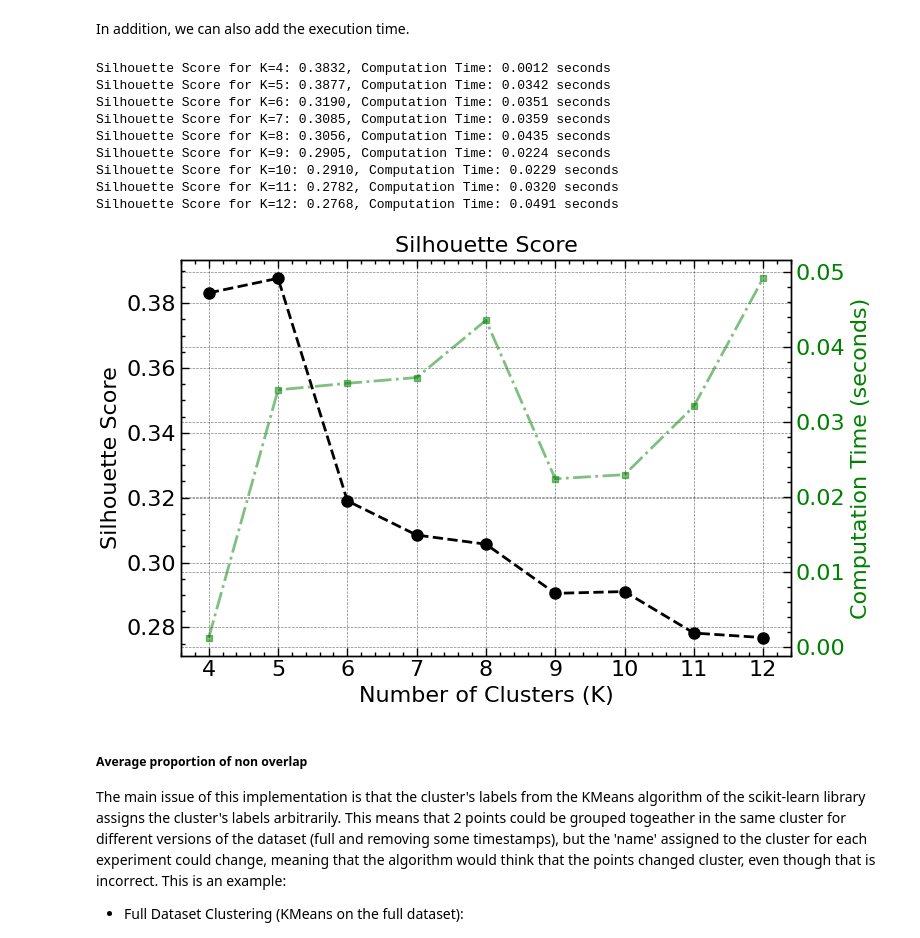
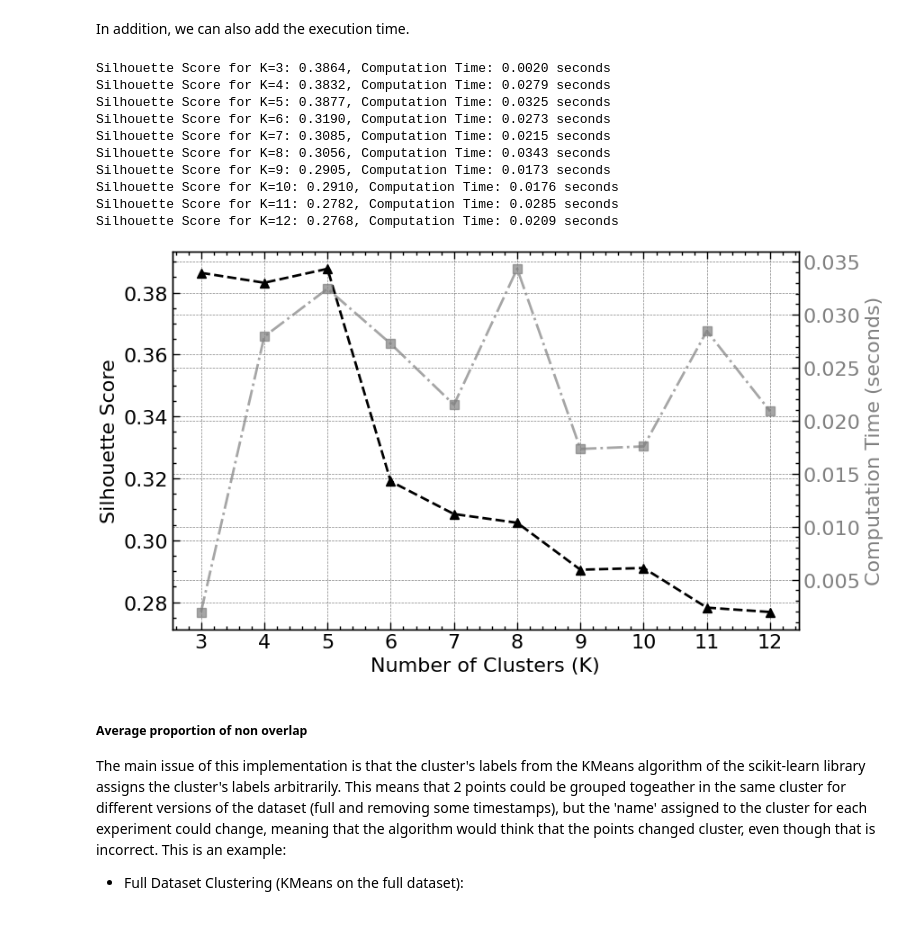
Before and after one commit to MarioPasc/complearn_projects, a Jupyter notebook: Clustering/code/k_means_clustering_sporulaton.ipynb, the cells around one changed output. Drawn from its saved outputs; the diff is of its cells as text; code cells hidden in the pictures.

```diff
--- a/Clustering/code/k_means_clustering_sporulaton.ipynb
+++ b/Clustering/code/k_means_clustering_sporulaton.ipynb
@@ -258,11 +279,11 @@ def normalize_data_and_plot(data: pd.DataFrame, columns_to_normalize: list, meth
 
     # Plotting pre- and post-normalization data
     fig, axes = plt.subplots(nrows=3, ncols=len(columns_to_normalize), figsize=(4 * len(columns_to_normalize), 10))
-    fig.suptitle("Pre- and Post-Normalization Comparison", fontsize=16)
+    #fig.suptitle("Pre- and Post-Normalization Comparison", fontsize=16)
 
     for i, column in enumerate(columns_to_normalize):
         # Pre-normalization plot
-        axes[0, i].hist(pre_norm_data[column], bins=30, color='blue', alpha=0.7)
+        axes[0, i].hist(pre_norm_data[column], bins=30, color='#3d5296', alpha=1)
         axes[0, i].set_title(f'{column}')
         axes[0, i].set_ylabel('Frequency')
         axes[0, i].set_xlabel('Expression Level')
@@ -271,7 +292,7 @@ def normalize_data_and_plot(data: pd.DataFrame, columns_to_normalize: list, meth
         x_min, x_max = axes[0, i].get_xlim()
 
         # Post-normalization plot
-        axes[1, i].hist(normalized_data[column], bins=30, color='green', alpha=0.7)
+        axes[1, i].hist(normalized_data[column], bins=30, color='#44bcad', alpha=1)
         axes[1, i].set_ylabel('Frequency')
         axes[1, i].set_xlabel('Expression Level')
         axes[1, i].set_xlim(x_min, x_max)
@@ -284,11 +305,12 @@ def normalize_data_and_plot(data: pd.DataFrame, columns_to_normalize: list, meth
         # Coloring the boxplots
         boxplots = axes[2, i].boxplot([pre_norm_data[column], normalized_data[column]],
                                       patch_artist=True, notch=True)
-        boxplots['boxes'][0].set_facecolor('blue')  # Pre-normalization box
-        boxplots['boxes'][1].set_facecolor('green')  # Post-normalization box
+        boxplots['boxes'][0].set_facecolor('#3d5296')  # Pre-normalization box
+        boxplots['boxes'][1].set_facecolor('#44bcad')  # Post-normalization box
 
     # Adjust layout
     plt.tight_layout(rect=[0, 0.03, 1, 0.95])
+    plt.savefig('../results/figures/normalization.pdf')
     plt.show()
 
     return normalized_data
@@ -656,7 +647,7 @@ Silhouette Score for K=12: 0.2768
 In addition, we can also add the execution time.
 # %%
 # Define the range of K values to try
-k_values_to_try = np.arange(4, 13)
+k_values_to_try = np.arange(3, 13)
 
 # Store silhouette scores and computation times for each K value
 silhouette_scores = []
@@ -672,55 +663,58 @@ for k in k_values_to_try:
 
     # Run K-Means with the loaded centroids for the given K
     kmeans = KMeans(n_clusters=k, init=centroids_normalized[k], n_init=1, random_state=42)
-    kmeans.fit(X)
+    kmeans.fit(data_normalized[data_normalized.columns[1:]].values)
 
     # End timing and calculate the computation time
     end_time = time.time()
     computation_time = end_time - start_time
     computation_times.append(computation_time)
 
     # Predict the cluster labels
     labels = kmeans.labels_
 
     # Calculate the silhouette score using the default 'euclidean' metric
     score = silhouette_score(X, labels, metric='euclidean')
     silhouette_scores.append(score)
 
     print(f"Silhouette Score for K={k}: {score:.4f}, Computation Time: {computation_time:.4f} seconds")
 
 # Plot the silhouette scores and computation times
-fig, ax1 = plt.subplots(figsize=(8, 5))
+fig, ax1 = plt.subplots(figsize=(9, 5))
 
 # Plot silhouette score on the left Y-axis
 ax1.set_xlabel('Number of Clusters (K)')
 ax1.set_ylabel('Silhouette Score', color='black')
-ax1.plot(k_values_to_try, silhouette_scores, linestyle='--', marker='o', markersize=8, color='black', label='Silhouette Score')
+ax1.plot(k_values_to_try, silhouette_scores, linestyle='--', marker='^', markersize=7, color='black', label='Silhouette Score')
 ax1.tick_params(axis='y', labelcolor='black')
 
 # Create a second Y-axis for the computation time
 ax2 = ax1.twinx()
-ax2.set_ylabel('Computation Time (seconds)', color='green')
-ax2.plot(k_values_to_try, computation_times, linestyle='-.', marker='s', markersize=5, color='green', alpha=.5, label='Computation Time')
-ax2.tick_params(axis='y', labelcolor='green')
+ax2.set_ylabel('Computation Time (seconds)', color='grey')
+ax2.plot(k_values_to_try, computation_times, linestyle='-.', marker='s', markersize=7, color='grey', alpha=.7, label='Computation Time')
+ax2.tick_params(axis='y', labelcolor='grey')
 
 # Set plot title and labels
-plt.title('Silhouette Score')
+#plt.title('Silhouette Score')
 
 # Show the plot with both Y-axes
 fig.tight_layout()
 plt.grid(True)
+plt.xticks(np.arange(3,13,1))
+plt.savefig('../results/figures/silhouette_against_k.pdf')
 plt.show()
 # %% [output]
-Silhouette Score for K=4: 0.3832, Computation Time: 0.0012 seconds
-Silhouette Score for K=5: 0.3877, Computation Time: 0.0342 seconds
-Silhouette Score for K=6: 0.3190, Computation Time: 0.0351 seconds
-Silhouette Score for K=7: 0.3085, Computation Time: 0.0359 seconds
-Silhouette Score for K=8: 0.3056, Computation Time: 0.0435 seconds
-Silhouette Score for K=9: 0.2905, Computation Time: 0.0224 seconds
-Silhouette Score for K=10: 0.2910, Computation Time: 0.0229 seconds
-Silhouette Score for K=11: 0.2782, Computation Time: 0.0320 seconds
-Silhouette Score for K=12: 0.2768, Computation Time: 0.0491 seconds
+Silhouette Score for K=3: 0.3864, Computation Time: 0.0020 seconds
+Silhouette Score for K=4: 0.3832, Computation Time: 0.0279 seconds
+Silhouette Score for K=5: 0.3877, Computation Time: 0.0325 seconds
+Silhouette Score for K=6: 0.3190, Computation Time: 0.0273 seconds
+Silhouette Score for K=7: 0.3085, Computation Time: 0.0215 seconds
+Silhouette Score for K=8: 0.3056, Computation Time: 0.0343 seconds
+Silhouette Score for K=9: 0.2905, Computation Time: 0.0173 seconds
+Silhouette Score for K=10: 0.2910, Computation Time: 0.0176 seconds
+Silhouette Score for K=11: 0.2782, Computation Time: 0.0285 seconds
+Silhouette Score for K=12: 0.2768, Computation Time: 0.0209 seconds
-[figure, old version]
+[figure, new version]
 # %% [markdown]
 ##### Average proportion of non overlap
 
```
Also changed, not shown: parts of 10 cells of this notebook, 9 other files.
